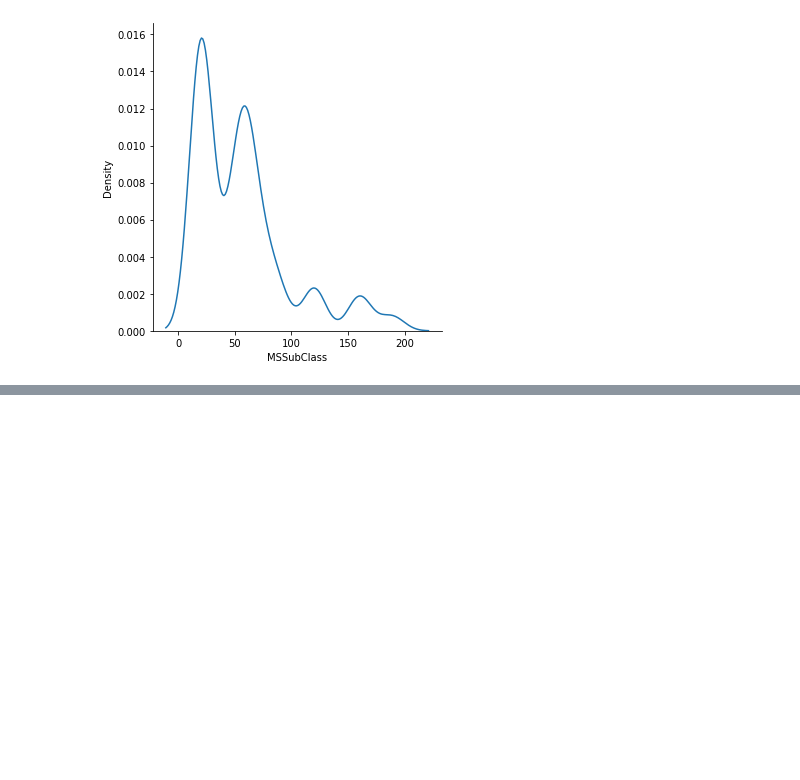
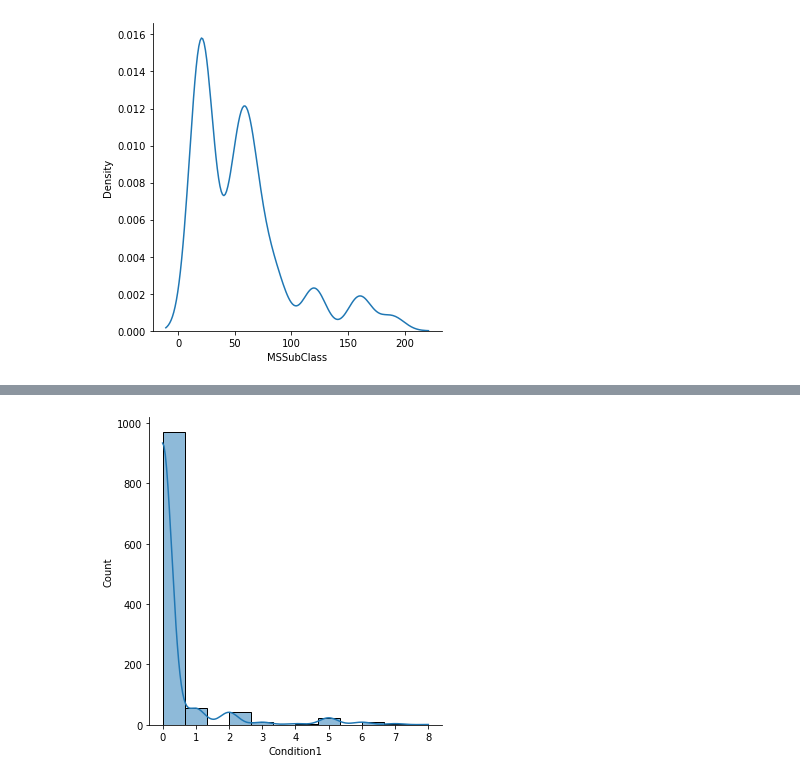
Before and after one commit to svhenrique/house-prices-predictor, a Jupyter notebook: HousePricesPredictor.ipynb, the cells around one changed output, grey strips where cells are left out. Saved outputs shown, nothing was run; the diff lists cells and outputs as text; code cells hidden in the pictures; blank space fills up the shorter version.

```diff
--- a/HousePricesPredictor.ipynb
+++ b/HousePricesPredictor.ipynb
@@ -436,0 +365,6 @@ plt.show()
+# %%
+# gráfico de barras de Condition1
+sns.displot(data=train_data, x='Condition1', kde=True)
+plt.show()
+# %% [output]
+[figure, added]
```
Also changed, not shown: parts of 47 cells of this notebook.
